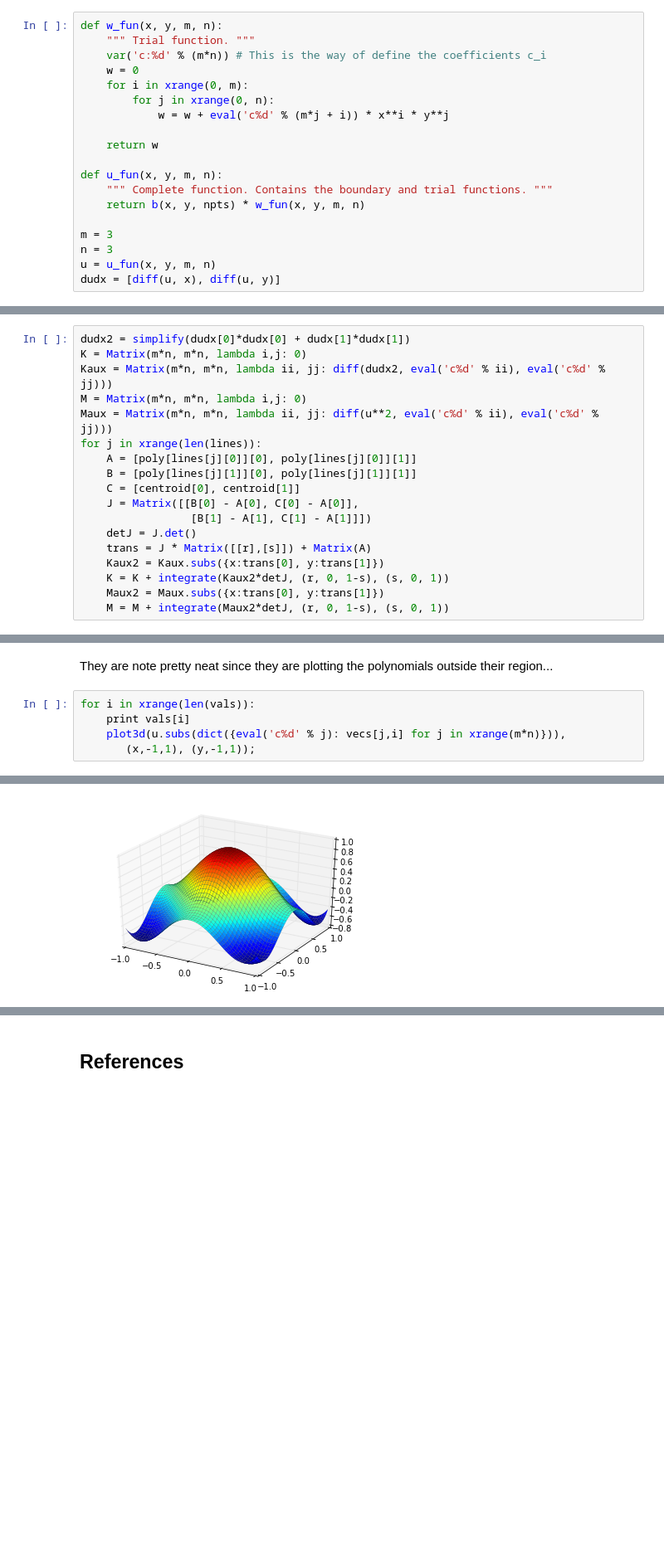
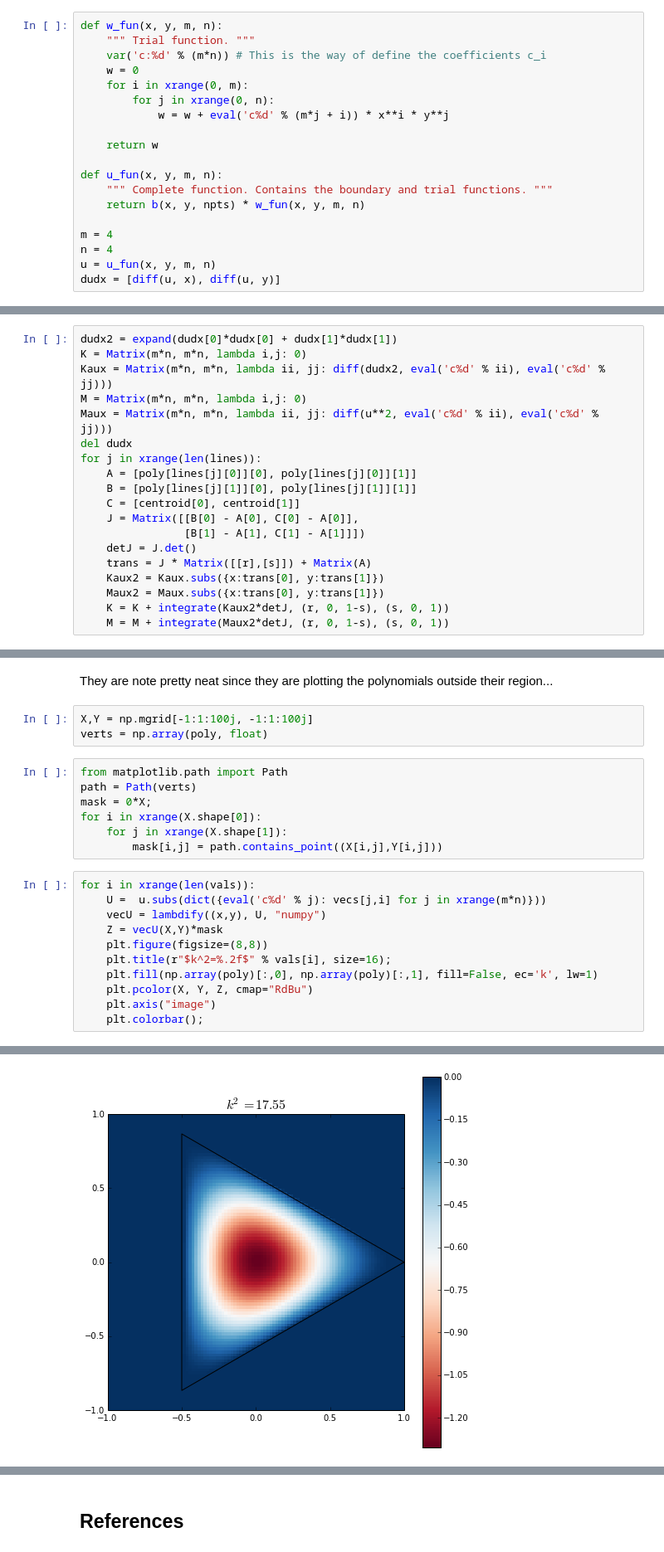
Before and after one commit to nicoguaro/FEM_resources, a Jupyter notebook: poly_ritz.ipynb, the cells around one changed output, grey strips where cells are left out. Shown at 83% size. Drawn from its saved outputs; the diff is of its cells as text; blank space fills up the shorter version.

```diff
--- a/poly_ritz.ipynb
+++ b/poly_ritz.ipynb
@@ -143,8 +144,8 @@ def u_fun(x, y, m, n):
     """ Complete function. Contains the boundary and trial functions. """
     return b(x, y, npts) * w_fun(x, y, m, n)
 
-m = 3
-n = 3
+m = 4
+n = 4
 u = u_fun(x, y, m, n)
 dudx = [diff(u, x), diff(u, y)]
 # %% [markdown]
@@ -154,22 +155,23 @@ As expressed above the matrices are computed as
 $$[K_{ij}] = \left[\frac{\partial^2 U}{\partial c_i \partial c_j}\right]\enspace ,$$
 $$[M_{ij}] = \left[\frac{\partial^2 T}{\partial c_i \partial c_j}\right]\ \enspace .$$
 # %%
-dudx2 = simplify(dudx[0]*dudx[0] + dudx[1]*dudx[1])
+dudx2 = expand(dudx[0]*dudx[0] + dudx[1]*dudx[1])
 K = Matrix(m*n, m*n, lambda i,j: 0)
 Kaux = Matrix(m*n, m*n, lambda ii, jj: diff(dudx2, eval('c%d' % ii), eval('c%d' % jj)))
 M = Matrix(m*n, m*n, lambda i,j: 0)
 Maux = Matrix(m*n, m*n, lambda ii, jj: diff(u**2, eval('c%d' % ii), eval('c%d' % jj)))
+del dudx
 for j in xrange(len(lines)):
     A = [poly[lines[j][0]][0], poly[lines[j][0]][1]]
     B = [poly[lines[j][1]][0], poly[lines[j][1]][1]]
     C = [centroid[0], centroid[1]]
     J = Matrix([[B[0] - A[0], C[0] - A[0]],
-                 [B[1] - A[1], C[1] - A[1]]])
+                [B[1] - A[1], C[1] - A[1]]])
     detJ = J.det()
     trans = J * Matrix([[r],[s]]) + Matrix(A)
     Kaux2 = Kaux.subs({x:trans[0], y:trans[1]})
+    Maux2 = Maux.subs({x:trans[0], y:trans[1]})
     K = K + integrate(Kaux2*detJ, (r, 0, 1-s), (s, 0, 1))
-    Maux2 = Maux.subs({x:trans[0], y:trans[1]})
     M = M + integrate(Maux2*detJ, (r, 0, 1-s), (s, 0, 1))
 # %% [markdown]
 The _face_ of the matrices looks like
@@ -223,9 +223,25 @@ plt.ylabel('Relative error', size=16);
 ### Plot of the modes
 # %% [markdown]
 They are note pretty neat since they are plotting the polynomials outside their region...
+# %%
+X,Y = np.mgrid[-1:1:100j, -1:1:100j]
+verts = np.array(poly, float)
+# %%
+from matplotlib.path import Path
+path = Path(verts)
+mask = 0*X;
+for i in xrange(X.shape[0]):
+    for j in xrange(X.shape[1]):
+        mask[i,j] = path.contains_point((X[i,j],Y[i,j]))
 # %%
 for i in xrange(len(vals)):
-    print vals[i]
-    plot3d(u.subs(dict({eval('c%d' % j): vecs[j,i] for j in xrange(m*n)})),
-       (x,-1,1), (y,-1,1));
+    U =  u.subs(dict({eval('c%d' % j): vecs[j,i] for j in xrange(m*n)}))
+    vecU = lambdify((x,y), U, "numpy")
+    Z = vecU(X,Y)*mask
+    plt.figure(figsize=(8,8))
+    plt.title(r"$k^2=%.2f$" % vals[i], size=16);
+    plt.fill(np.array(poly)[:,0], np.array(poly)[:,1], fill=False, ec='k', lw=1)
+    plt.pcolor(X, Y, Z, cmap="RdBu")
+    plt.axis("image")
+    plt.colorbar();
 # %% [output]
@@ -233 +248 @@ for i in xrange(len(vals)):
-[figure, old version]
+[figure, new version]
```
Also changed, not shown: parts of 10 cells of this notebook, 3 other files.
